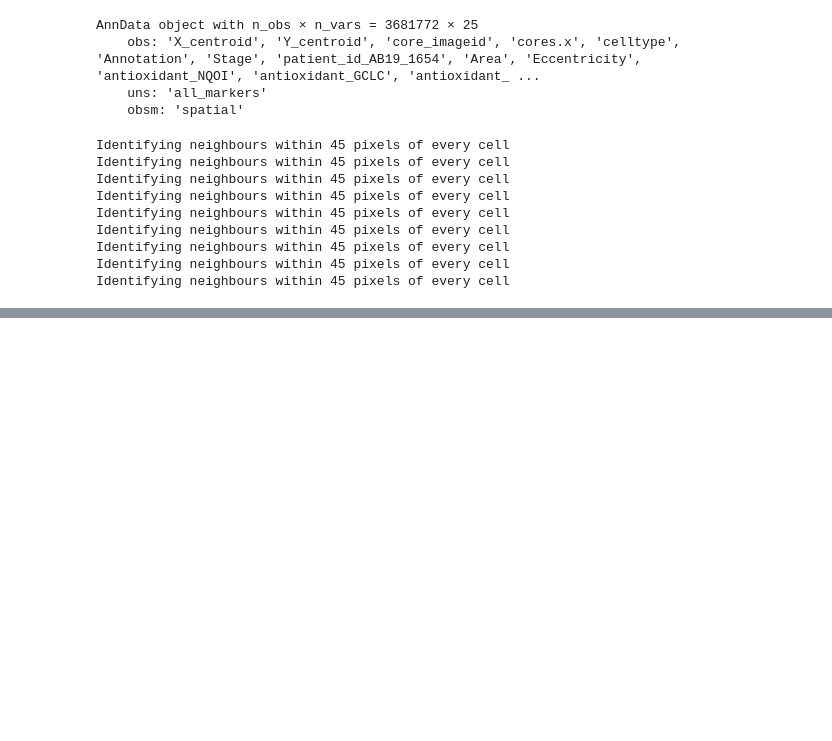
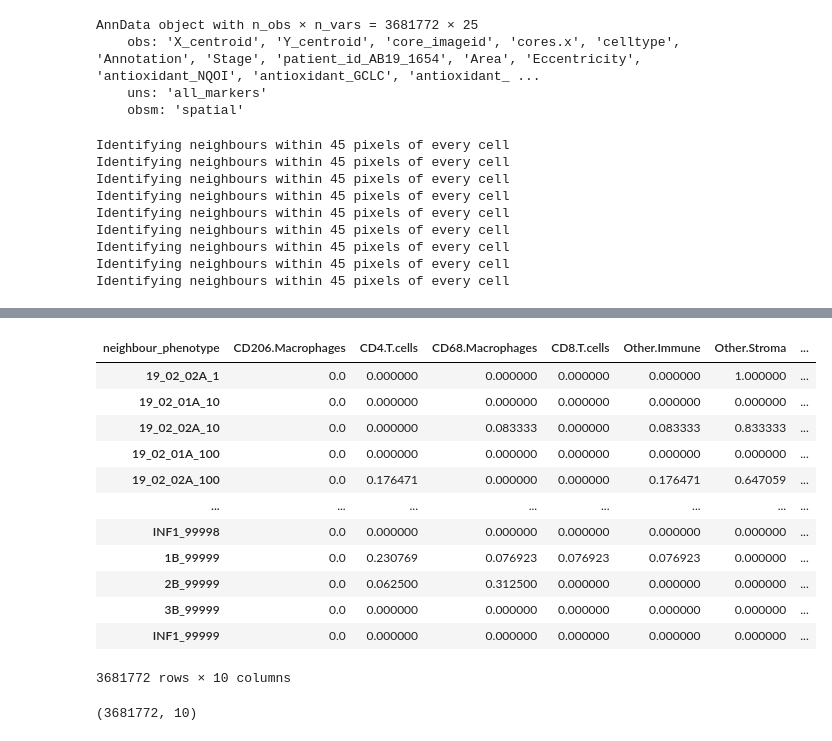
Before and after one commit to farkkilab/Auria_project, a Jupyter notebook: Codes/02_Scimap/Auria_Scimap_Spatial-Count.ipynb, the cells around one changed output, grey strips where cells are left out. Cells and saved outputs as stored; diff of their text form; code cells hidden in the pictures; blank space fills up the shorter version.

```diff
--- a/Codes/02_Scimap/Auria_Scimap_Spatial-Count.ipynb
+++ b/Codes/02_Scimap/Auria_Scimap_Spatial-Count.ipynb
@@ -150,0 +281,21 @@ data.to_csv('/Users/wenqchen/Desktop/Projects/Auria/Data/t-CycIF/Data_AllMarkers
+# %%
+X = adata.uns['spatial_count_45px']
+X
+# %% [output]
+| neighbour_phenotype | CD206.Macrophages | CD4.T.cells | CD68.Macrophages | CD8.T.cells | Other.Immune | Other.Stroma | ... |
+| 19_02_02A_1 | 0.0 | 0.000000 | 0.000000 | 0.000000 | 0.000000 | 1.000000 | ... |
+| 19_02_01A_10 | 0.0 | 0.000000 | 0.000000 | 0.000000 | 0.000000 | 0.000000 | ... |
+| 19_02_02A_10 | 0.0 | 0.000000 | 0.083333 | 0.000000 | 0.083333 | 0.833333 | ... |
+| 19_02_01A_100 | 0.0 | 0.000000 | 0.000000 | 0.000000 | 0.000000 | 0.000000 | ... |
+| 19_02_02A_100 | 0.0 | 0.176471 | 0.000000 | 0.000000 | 0.176471 | 0.647059 | ... |
+| ... | ... | ... | ... | ... | ... | ... | ... |
+| INF1_99998 | 0.0 | 0.000000 | 0.000000 | 0.000000 | 0.000000 | 0.000000 | ... |
+| 1B_99999 | 0.0 | 0.230769 | 0.076923 | 0.076923 | 0.076923 | 0.000000 | ... |
+| 2B_99999 | 0.0 | 0.062500 | 0.312500 | 0.000000 | 0.000000 | 0.000000 | ... |
+| 3B_99999 | 0.0 | 0.000000 | 0.000000 | 0.000000 | 0.000000 | 0.000000 | ... |
+| INF1_99999 | 0.0 | 0.000000 | 0.000000 | 0.000000 | 0.000000 | 0.000000 | ... |
+3681772 rows × 10 columns
+# %%
+X.shape
+# %% [output]
+(3681772, 10)
```
Also changed, not shown: parts of 11 cells of this notebook, 8 other files.
